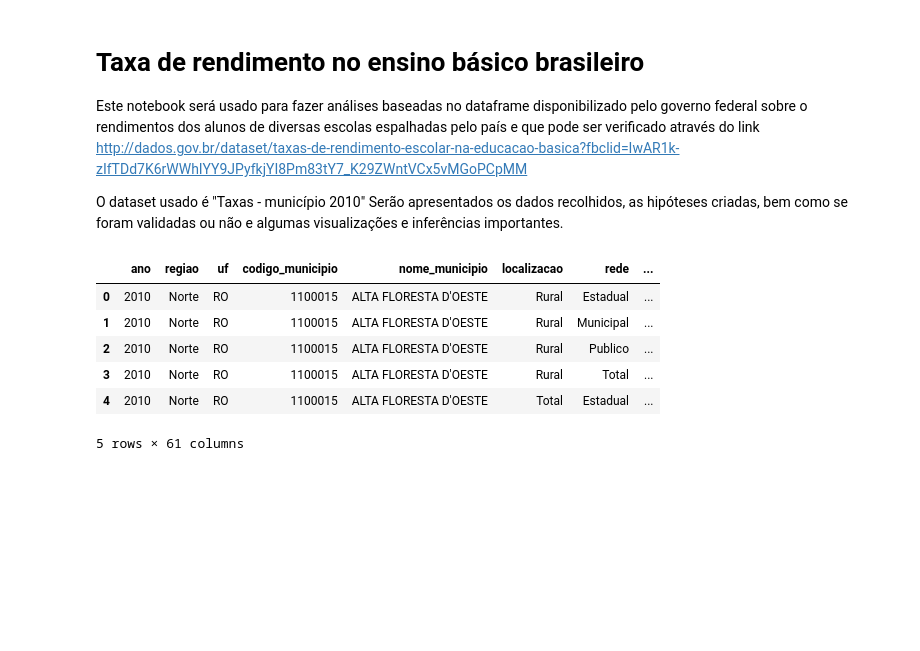
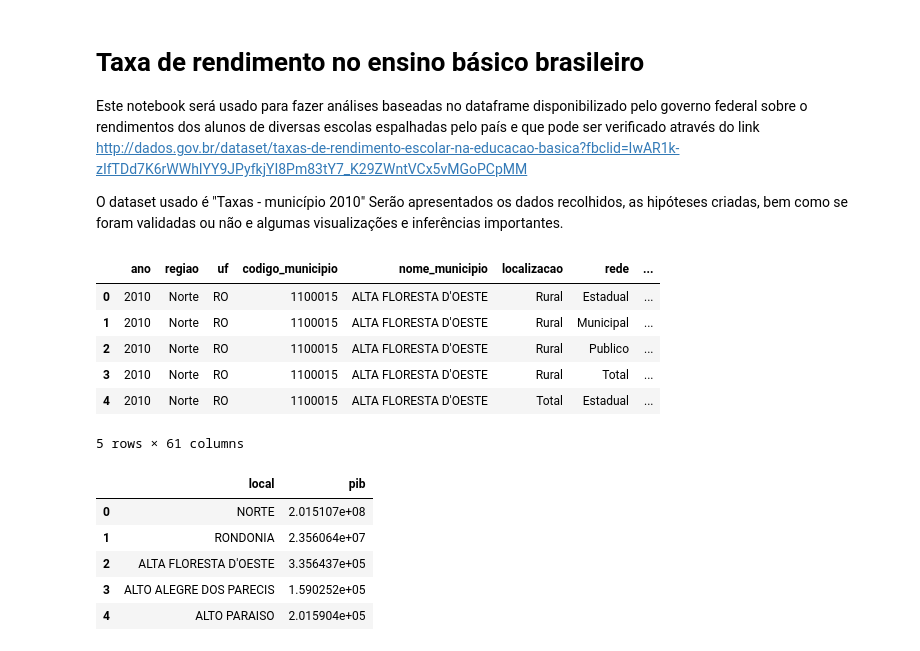
Before and after one commit to if1015-datascience-ufpe/2018-2-projeto-petshop, a Jupyter notebook: rendimento_ensinobasico.ipynb, the cells around one changed output. Saved outputs shown, nothing was run; the diff lists cells and outputs as text; code cells hidden in the pictures; blank space fills up the shorter version.

```diff
--- a/rendimento_ensinobasico.ipynb
+++ b/rendimento_ensinobasico.ipynb
@@ -40,3 +41,18 @@ df_municipios.head()
 | 3 | 2010 | Norte | RO | 1100015 | ALTA FLORESTA D'OESTE | Rural | Total | ... |
 | 4 | 2010 | Norte | RO | 1100015 | ALTA FLORESTA D'OESTE | Total | Estadual | ... |
 5 rows × 61 columns
+# %%
+normalize_string = lambda x: normalize('NFKD', x.upper()).encode('ASCII','ignore').decode("utf-8")
+
+file = r'data/pib_municipios.xls'
+df_pib_municipios = pd.read_excel(file, usecols=[0,5], skiprows=8, names=['local', 'pib'], nrows=5601).dropna()
+df_pib_municipios['local'] = df_pib_municipios['local'].apply(normalize_string)
+
+df_pib_municipios.head()
+# %% [output]
+|  | local | pib |
+| 0 | NORTE | 2.015107e+08 |
+| 1 | RONDONIA | 2.356064e+07 |
+| 2 | ALTA FLORESTA D'OESTE | 3.356437e+05 |
+| 3 | ALTO ALEGRE DOS PARECIS | 1.590252e+05 |
+| 4 | ALTO PARAISO | 2.015904e+05 |
```
Also changed, not shown: parts of 4 cells of this notebook.
